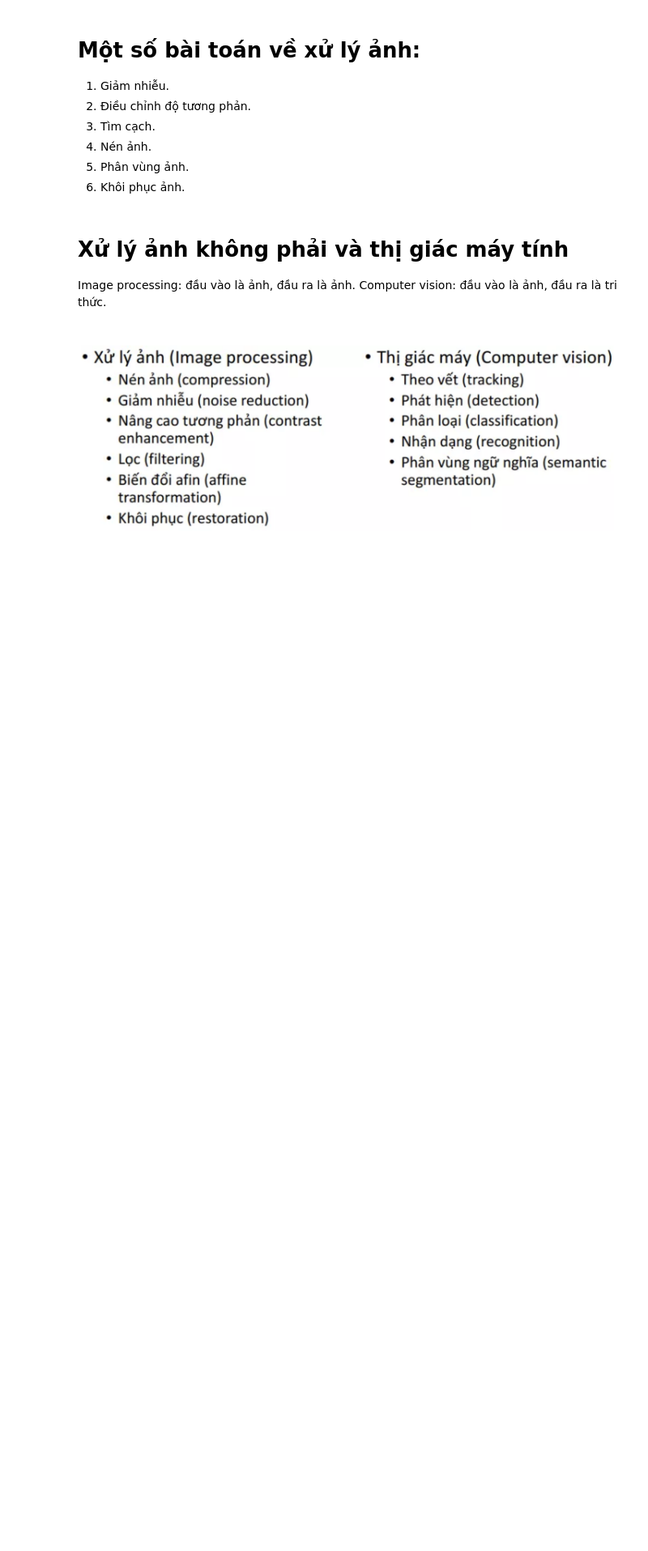
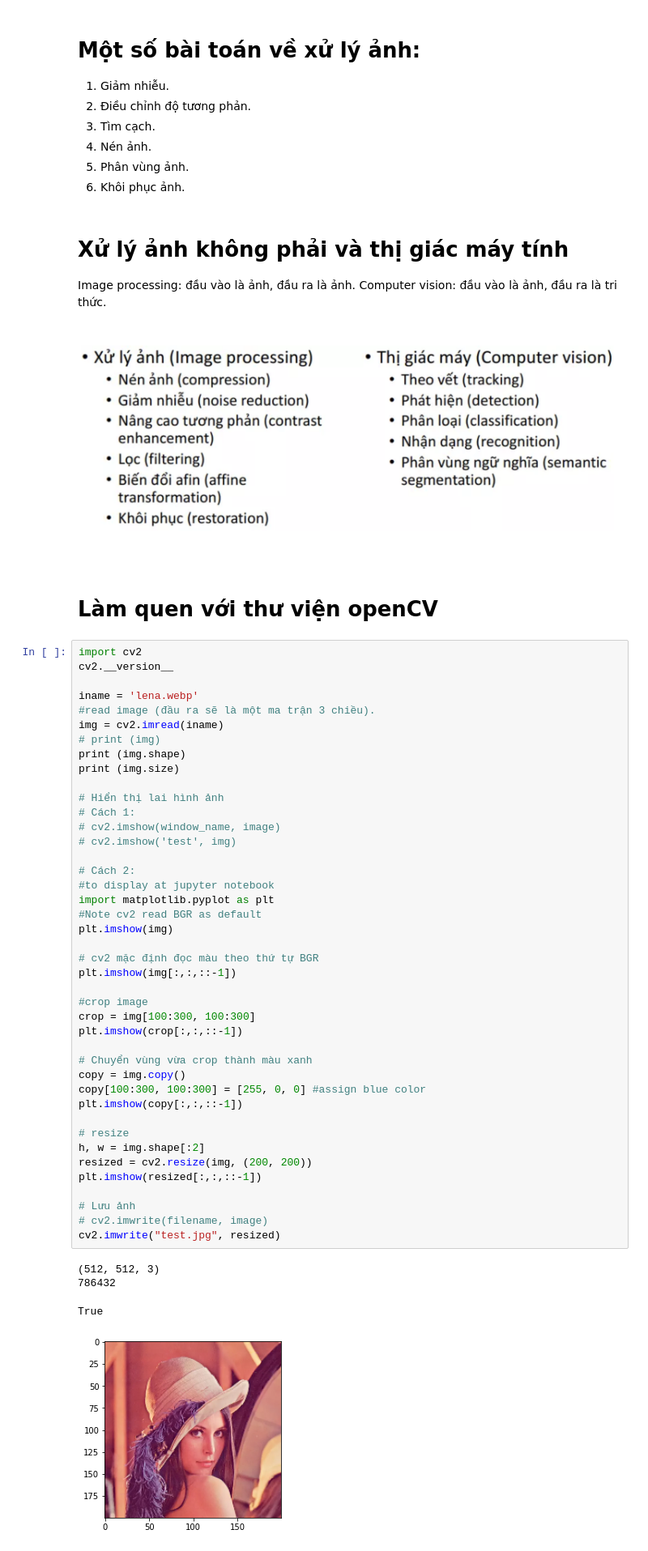
Before and after one commit to DucMinhNgo/ai-knowledge, a Jupyter notebook: image processing/research.ipynb, the cells around one changed output. Shown at 81% size. Drawn from its saved outputs; the diff is of its cells as text; blank space fills up the shorter version.

Commit message:
Đọc, hiển thị và lưu ảnh

```diff
--- a/image processing/research.ipynb
+++ b/image processing/research.ipynb
@@ -30,3 +30,52 @@ Image processing: đầu vào là ảnh, đầu ra là ảnh.
 Computer vision: đầu vào là ảnh, đầu ra là tri thức.
 # %% [markdown]
 ![image.png](attachment:image.png)
+# %% [markdown]
+# Làm quen với thư viện openCV
+# %%
+import cv2
+cv2.__version__
+
+iname = 'lena.webp'
+#read image (đầu ra sẽ là một ma trận 3 chiều).
+img = cv2.imread(iname)
+# print (img)
+print (img.shape)
+print (img.size)
+
+# Hiển thị lai hình ảnh
+# Cách 1:
+# cv2.imshow(window_name, image)
+# cv2.imshow('test', img)
+
+# Cách 2:
+#to display at jupyter notebook
+import matplotlib.pyplot as plt
+#Note cv2 read BGR as default
+plt.imshow(img)
+
+# cv2 mặc định đọc màu theo thứ tự BGR
+plt.imshow(img[:,:,::-1])
+
+#crop image
+crop = img[100:300, 100:300]
+plt.imshow(crop[:,:,::-1])
+
+# Chuyển vùng vừa crop thành màu xanh
+copy = img.copy()
+copy[100:300, 100:300] = [255, 0, 0] #assign blue color
+plt.imshow(copy[:,:,::-1])
+
+# resize
+h, w = img.shape[:2]
+resized = cv2.resize(img, (200, 200))
+plt.imshow(resized[:,:,::-1])
+
+# Lưu ảnh
+# cv2.imwrite(filename, image)
+cv2.imwrite("test.jpg", resized)
+# %% [output]
+(512, 512, 3)
+786432
+True
+[figure, added]
```
Also changed, not shown: 3 other files.
